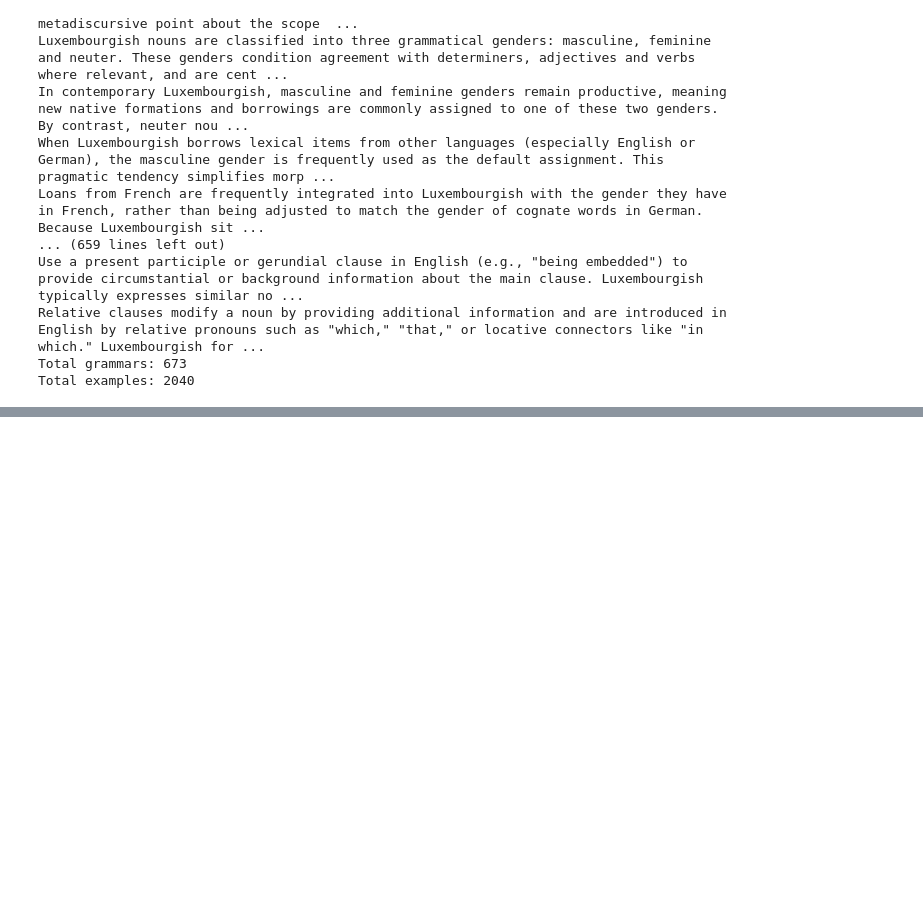
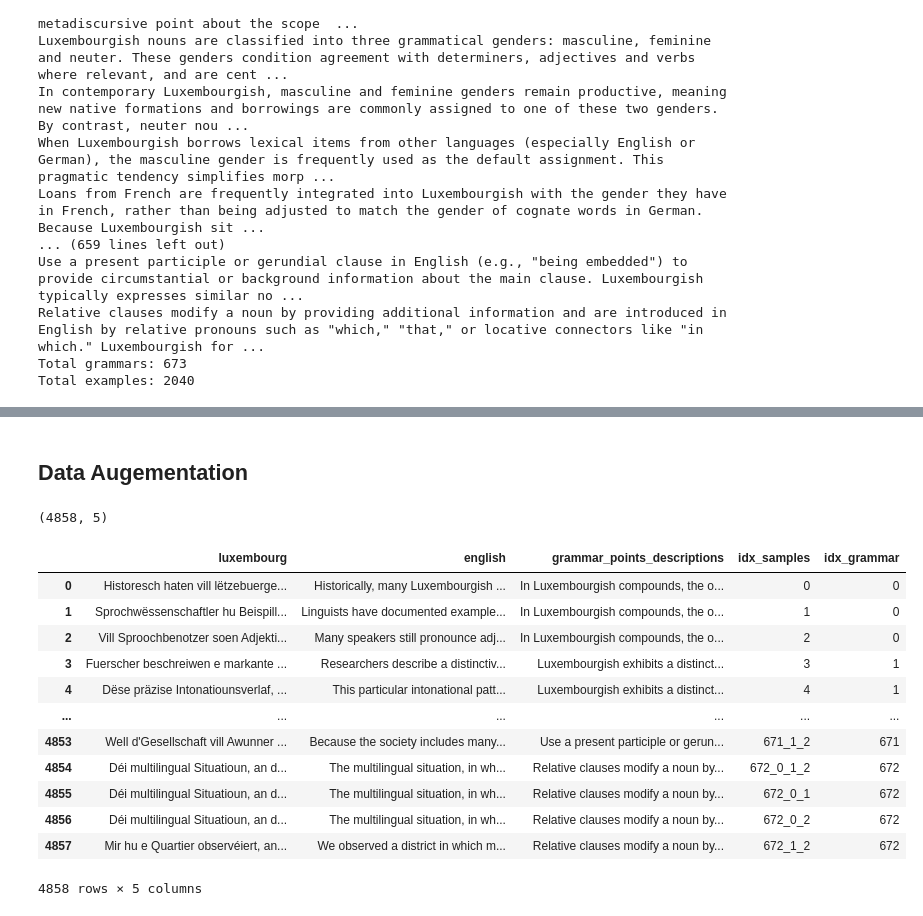
Before and after one commit to DobricLilujun/mt_reasoning, a Jupyter notebook: notebooks/exp_design_grammer.ipynb, the cells around one changed output, grey strips where cells are left out. Cells and saved outputs as stored; diff of their text form; code cells hidden in the pictures; blank space fills up the shorter version.

Commit message:
update exp design for grammar exp

```diff
--- a/notebooks/exp_design_grammer.ipynb
+++ b/notebooks/exp_design_grammer.ipynb
@@ -172,0 +125,60 @@ clustered_descriptions, most_similar_pairs = cluster_grammar_descriptions(df, si
+# %% [markdown]
+## Data Augementation
+# %%
+import pandas as pd
+from itertools import combinations
+
+grouped = df_samples.groupby("idx_grammar")
+
+augmented_data = []
+
+for gram_idx, group in grouped:
+    sentences_lux = group["luxembourg"].tolist()
+    sentences_en = group["english"].tolist()
+
+    for i, j, k in combinations(range(len(sentences_lux)), 3):
+        lux_combo = sentences_lux[i] + " " + sentences_lux[j] + " " + sentences_lux[k]
+        eng_combo = sentences_en[i] + " " + sentences_en[j] + " " + sentences_en[k]
+
+        augmented_data.append({
+            "luxembourg": lux_combo,
+            "english": eng_combo,
+            "grammar_points_descriptions": group["grammar_points_descriptions"].iloc[0],
+            "idx_samples": f"{gram_idx}_{i}_{j}_{k}",
+            "idx_grammar": gram_idx
+        })
+
+    for i, j in combinations(range(len(sentences_lux)), 2):
+        lux_combo = sentences_lux[i] + " " + sentences_lux[j]
+        eng_combo = sentences_en[i] + " " + sentences_en[j]
+
+        augmented_data.append({
+            "luxembourg": lux_combo,
+            "english": eng_combo,
+            "grammar_points_descriptions": group["grammar_points_descriptions"].iloc[0],
+            "idx_samples": f"{gram_idx}_{i}_{j}",
+            "idx_grammar": gram_idx
+        })
+
+df_augmented = pd.DataFrame(augmented_data)
+
+df_final = pd.concat([df_samples, df_augmented], ignore_index=True)
+print(df_final.shape)
+# %% [output]
+(4858, 5)
+# %%
+df_final.to_json("data/extraction_pdf/datasets/df_samples_augmented_combo_3_2.jsonl", lines=True, orient="records")
+# %% [output]
+|  | luxembourg | english | grammar_points_descriptions | idx_samples | idx_grammar |
+| 0 | Historesch haten vill lëtzebuerge... | Historically, many Luxembourgish ... | In Luxembourgish compounds, the o... | 0 | 0 |
+| 1 | Sprochwëssenschaftler hu Beispill... | Linguists have documented example... | In Luxembourgish compounds, the o... | 1 | 0 |
+| 2 | Vill Sproochbenotzer soen Adjekti... | Many speakers still pronounce adj... | In Luxembourgish compounds, the o... | 2 | 0 |
+| 3 | Fuerscher beschreiwen e markante ... | Researchers describe a distinctiv... | Luxembourgish exhibits a distinct... | 3 | 1 |
+| 4 | Dëse präzise Intonatiounsverlaf, ... | This particular intonational patt... | Luxembourgish exhibits a distinct... | 4 | 1 |
+| ... | ... | ... | ... | ... | ... |
+| 4853 | Well d'Gesellschaft vill Awunner ... | Because the society includes many... | Use a present participle or gerun... | 671_1_2 | 671 |
+| 4854 | Déi multilingual Situatioun, an d... | The multilingual situation, in wh... | Relative clauses modify a noun by... | 672_0_1_2 | 672 |
+| 4855 | Déi multilingual Situatioun, an d... | The multilingual situation, in wh... | Relative clauses modify a noun by... | 672_0_1 | 672 |
+| 4856 | Déi multilingual Situatioun, an d... | The multilingual situation, in wh... | Relative clauses modify a noun by... | 672_0_2 | 672 |
+| 4857 | Mir hu e Quartier observéiert, an... | We observed a district in which m... | Relative clauses modify a noun by... | 672_1_2 | 672 |
+4858 rows × 5 columns
```
Also changed, not shown: parts of 6 cells of this notebook.
